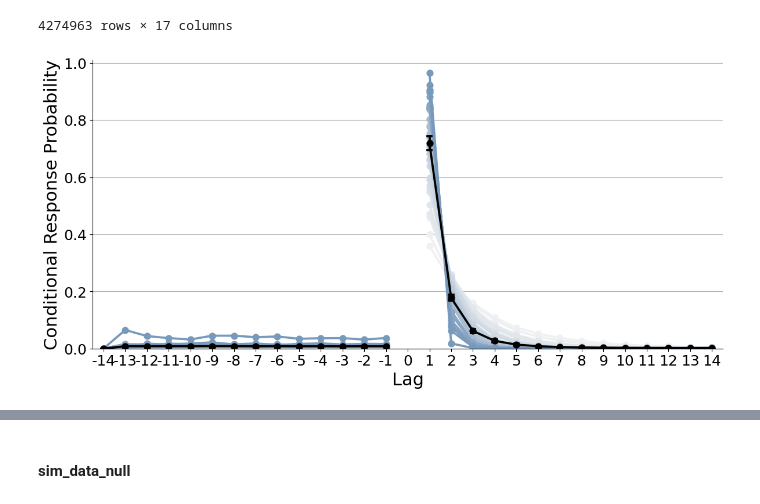
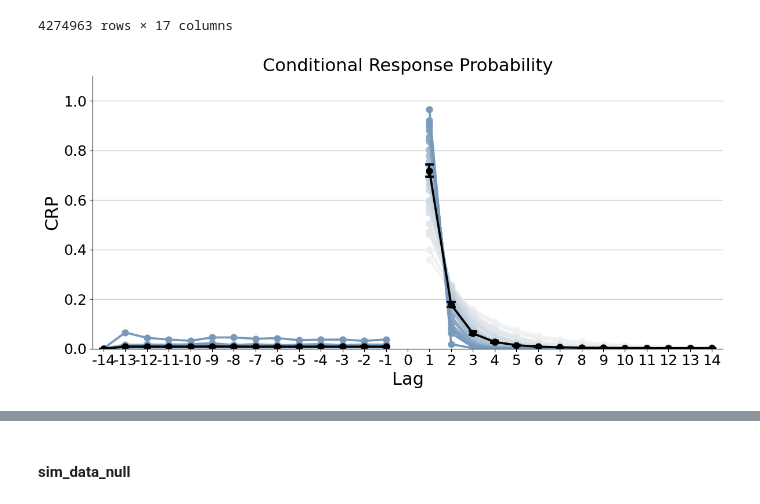
Before and after one commit to pennmem/ValueCourierAnalysis, a Jupyter notebook: SimulatedAnalysis/behavioral.ipynb, the cells around one changed output, grey strips where cells are left out. Cells and saved outputs as stored; diff of their text form; code cells hidden in the pictures.

```diff
--- a/SimulatedAnalysis/behavioral.ipynb
+++ b/SimulatedAnalysis/behavioral.ipynb
@@ -202,3 +224,6 @@ Finished processing LTP604
 LTP605
 True
 Finished processing LTP605
+# %%
+def load_sim_data(folder):
+    return pd.concat([pd.read_pickle(p) for p in glob.glob(f"{folder}/*.pkl")], ignore_index=True)
@@ -231,12 +535,5 @@ full_evs_sim_test
 10274963 rows × 17 columns
 # %%
 # Recall probability per subject
-pres = full_evs_sim_test.type=='WORD'
-recall_by_sub = full_evs_sim_test[pres].groupby('subject')\
-    .agg({'recalled':'mean'})\
-    .rename(columns={"recalled":"Recall Probability"}
-)
-recall_by_sub = recall_by_sub.reset_index()
-recall_by_sub = recall_by_sub.sort_values(by="Recall Probability", ascending=True)
-sub_recall = recall_by_sub.subject.values
-recall_by_sub
+recall_by_sub_test = get_recall_prob_per_subject(full_evs_sim_test)
+sub_recall_test = recall_by_sub_test.subject.values
@@ -393,32 +636,17 @@ crp_df = full_evs_sim_test.groupby(['subject']).apply(
     list_index=['subject', 'session', 'trial'],
     lag_num=14).reset_index()
 # %%
-fig = plt.figure(figsize=(12, 6))
-fig.patch.set_facecolor('white')
-ax = plt.gca()
-
-from matplotlib.colors import ListedColormap
-
-colors = sns.light_palette("#79B", len(sub_recall))
-for i, sub in enumerate(sub_recall):
-    sub_crp = crp_df.query('subject == @sub')
-    sns.pointplot(data=sub_crp, x="lag", y="prob",
-                  color= colors[i],
-                  ax=ax,
-                  linestyles="-")
-
-crp = sns.pointplot(data=crp_df, x='lag', y='prob', ci=68,
-                    color='k', capsize=.2, ax=ax)
-
-ax.set_xlabel('Lag', fontsize=22)
-ax.set_ylabel('Conditional Response Probability', fontsize=22)
-ax.tick_params(labelsize=18)
-plt.ylim([0,1.01])
-ax.yaxis.grid()
-ax.spines.right.set_visible(False)
-ax.spines.top.set_visible(False)
-
-plt.tight_layout()
-plt.show()
+plot_subject_group_pointplot(
+    in_df=crp_df,
+    subjects=sub_recall_test,
+    x_col='lag',
+    y_col='prob',
+    graph_configs={
+        'title': 'Conditional Response Probability',
+        'xlabel': 'Lag',
+        'ylabel': 'CRP',
+        'size': (12,6)
+    }
+)
 # %% [output]
-[figure, old version]
+[figure, new version]
```
Also changed, not shown: parts of 36 cells of this notebook.
